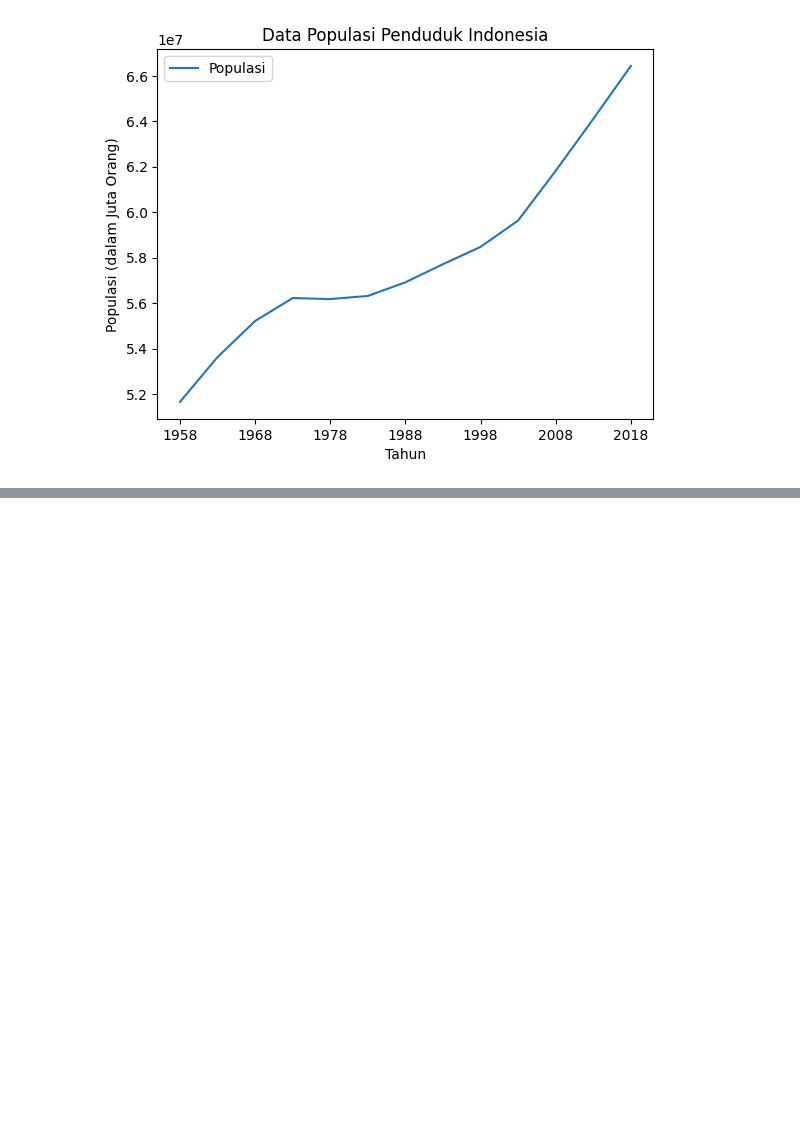
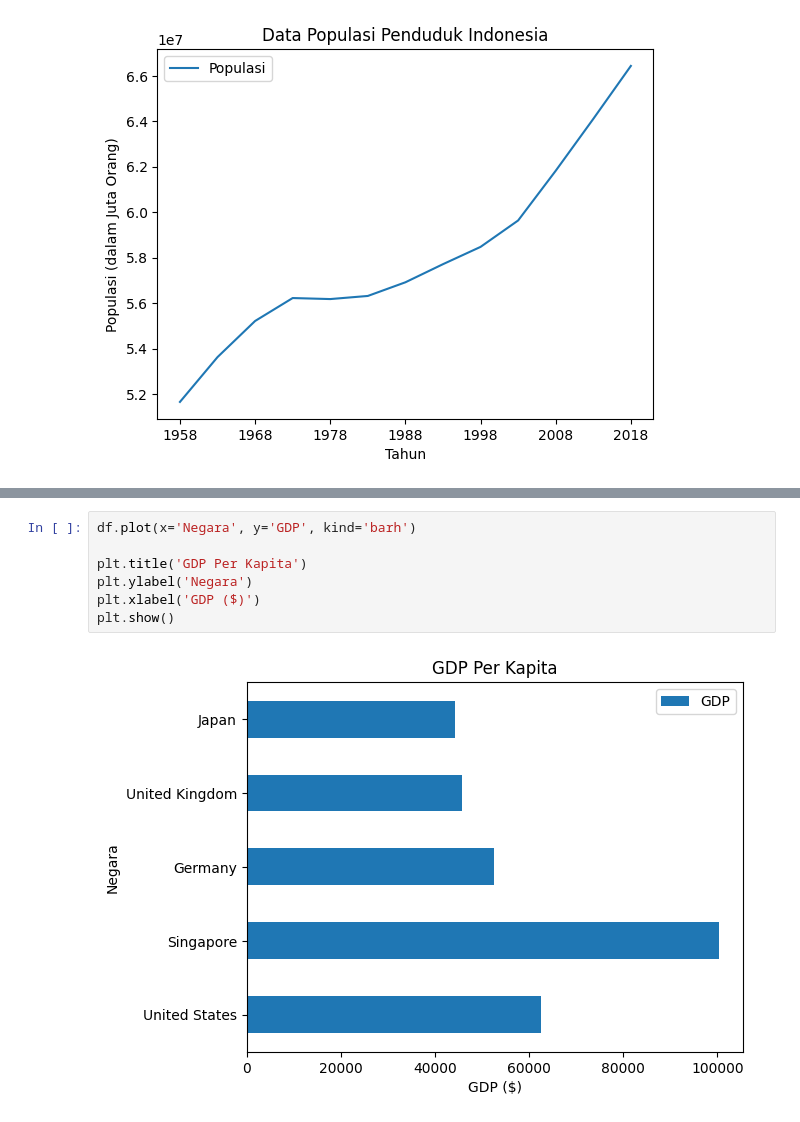
Before and after one commit to LatiefDataVisionary/matplotlib-with-indonesia-belajar, a Jupyter notebook: Matplotlib_21_|_Pandas_Data_Frame_dan_Matplotlib_|_Part_2.ipynb, the cells around one changed output, grey strips where cells are left out. Saved outputs shown, nothing was run; the diff lists cells and outputs as text; blank space fills up the shorter version.

```diff
--- a/Matplotlib_21_|_Pandas_Data_Frame_dan_Matplotlib_|_Part_2.ipynb
+++ b/Matplotlib_21_|_Pandas_Data_Frame_dan_Matplotlib_|_Part_2.ipynb
@@ -51,0 +80,9 @@ plt.show()
+# %%
+df.plot(x='Negara', y='GDP', kind='barh')
+
+plt.title('GDP Per Kapita')
+plt.ylabel('Negara')
+plt.xlabel('GDP ($)')
+plt.show()
+# %% [output]
+[figure, added]
```
Also changed, not shown: parts of 4 cells of this notebook.
